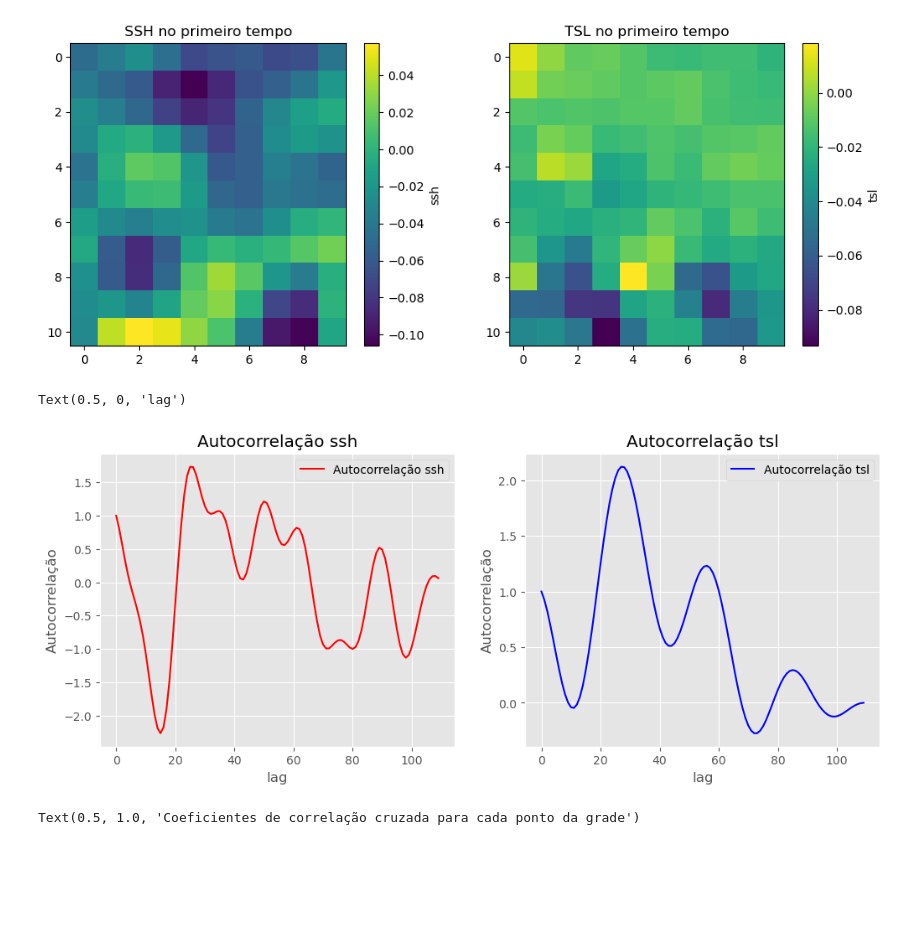
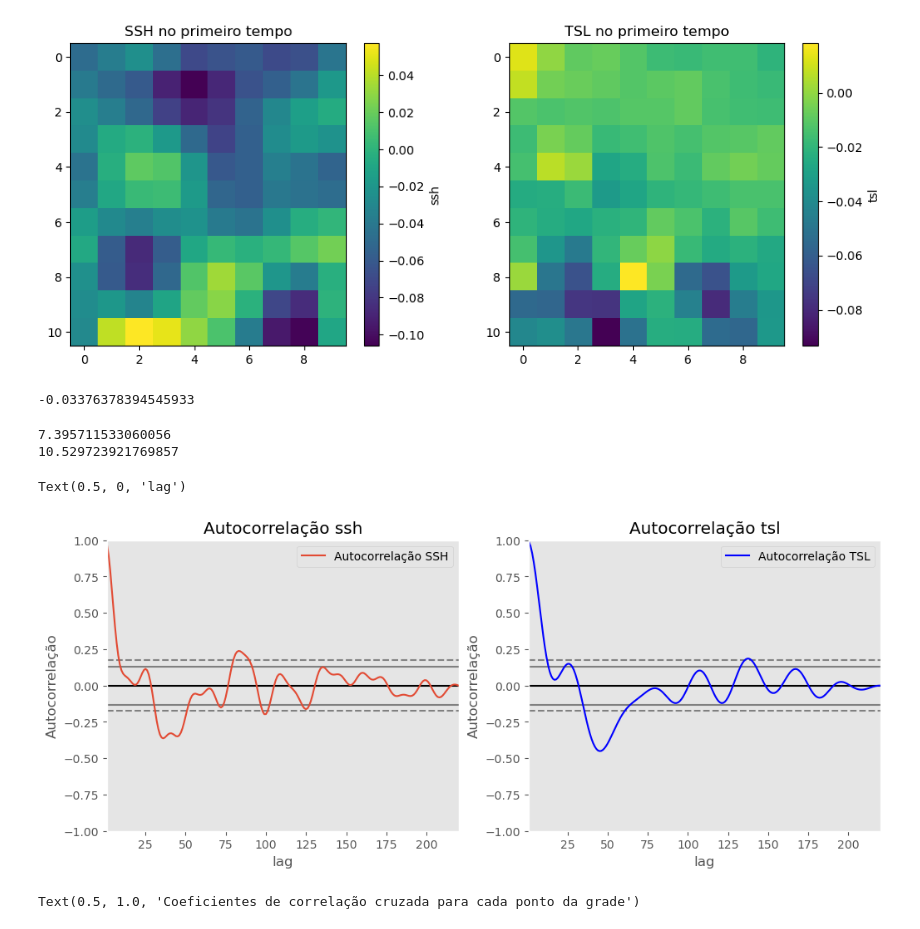
Before and after one commit to LSalimene/Analise-Series-temporais-em-oceano, a Jupyter notebook: lista3/lista3.ipynb, the cells around one changed output. Cells and saved outputs as stored; diff of their text form; code cells hidden in the pictures; blank space fills up the shorter version.

```diff
--- a/lista3/lista3.ipynb
+++ b/lista3/lista3.ipynb
@@ -50,22 +57,31 @@ plt.colorbar(label='tsl')
+# %%
+x.autocorr(lag=29)
+# %% [output]
+-0.03376378394545933
 # %%
-autocorssh, Tstarssh = time_scale(ssh[2,2,:])
-autocortsl, Tstartsl = time_scale(tsl[2,2,:])
+Tstarssh = time_scale(ssh[2,2,:])
+Tstartsl = time_scale(tsl[2,2,:])
+print(Tstarssh)
+print(Tstartsl)
+# %% [output]
+7.395711533060056
+10.529723921769857
 # %%
 plt.style.use('ggplot')
 plt.figure(figsize=(12,10))
 plt.subplot(221)
-plt.plot(autocorssh,'r-', label='Autocorrelação ssh')
+pd.plotting.autocorrelation_plot(ssh[2,2,:],label='Autocorrelação SSH')
 plt.title('Autocorrelação ssh')
 plt.ylabel('Autocorrelação')
 plt.xlabel('lag')
 plt.legend()
 plt.subplot(222)
-plt.plot(autocortsl,'b-' ,label='Autocorrelação tsl')
+pd.plotting.autocorrelation_plot(tsl[2,2,:],label='Autocorrelação TSL',color='b')
 plt.legend()
 plt.title('Autocorrelação tsl')
 plt.ylabel('Autocorrelação')
 plt.xlabel('lag')
 # %% [output]
 Text(0.5, 0, 'lag')
-[figure, old version]
+[figure, new version]
 # %%
```
Also changed, not shown: parts of 10 cells of this notebook, 12 other files.
